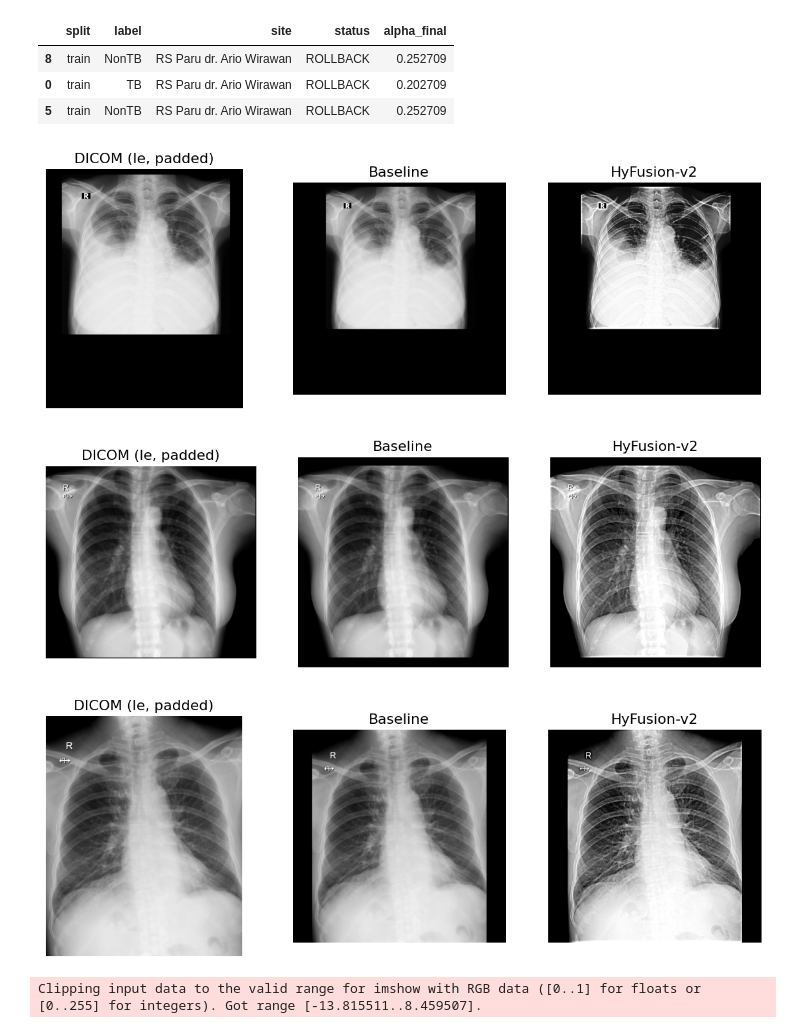
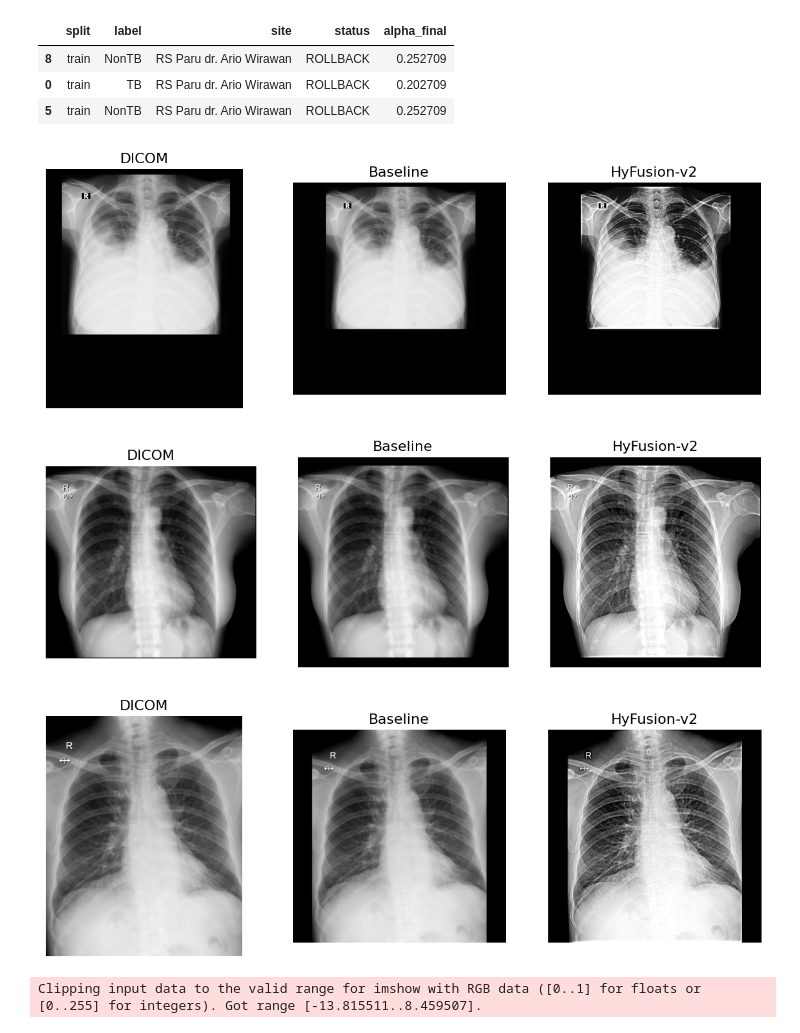
Before and after one commit to IgnasiusDarnell/dicom, a Jupyter notebook: code/analysis/5_eda_compare.ipynb, the cells around one changed output. Saved outputs shown, nothing was run; the diff lists cells and outputs as text; code cells hidden in the pictures.

```diff
--- a/code/analysis/5_eda_compare.ipynb
+++ b/code/analysis/5_eda_compare.ipynb
@@ -70,23 +70,23 @@ samples[["split", "label", "site", "status", "alpha_final"]]
 # %%
 for _, row in samples.iterrows():
         # --- LOAD DICOM ---
-    dcm = load_dicom_ie(row["src"])
+    dcm = load_dicom_ie(row["src_dicom"])
 
     row_id = row.name
     base = np.load(os.path.join(BASELINE_ROOT, "NPY", f"X_{row['split']}.npy"))[row_id,:,:,0]
     hyf  = np.load(os.path.join(HYF_ROOT, "NPY", f"X_{row['split']}.npy"))[row_id,:,:,0]
 
     # --- PLOT ---
     fig, axs = plt.subplots(1,3, figsize=(12,4))
-    axs[0].imshow(dcm, cmap="gray"); axs[0].set_title("DICOM (Ie, padded)")
+    axs[0].imshow(dcm, cmap="gray"); axs[0].set_title("DICOM")
     axs[1].imshow(base, cmap="gray");    axs[1].set_title("Baseline")
     axs[2].imshow(hyf, cmap="gray");     axs[2].set_title("HyFusion-v2")
     for a in axs: a.axis("off")
     plt.show()
 # %% [output]
-[figure, old version]
+[figure, new version]
-[figure, old version]
+[figure, new version]
-[figure, old version]
+[figure, new version]
 # %%
 def power_spectrum(img):
     F = fftshift(fft2(img))
```
Also changed, not shown: parts of 1 cell of this notebook, 2 other files.
